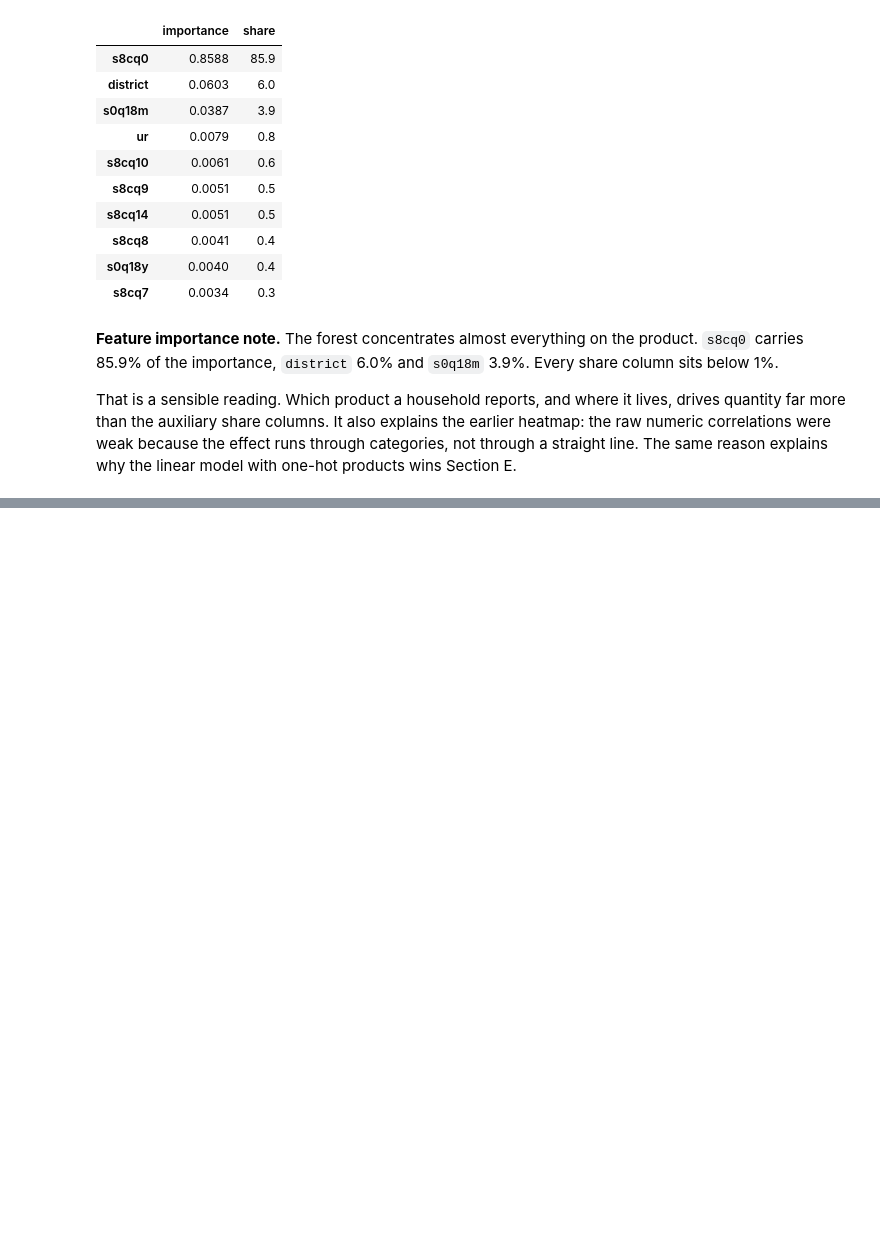
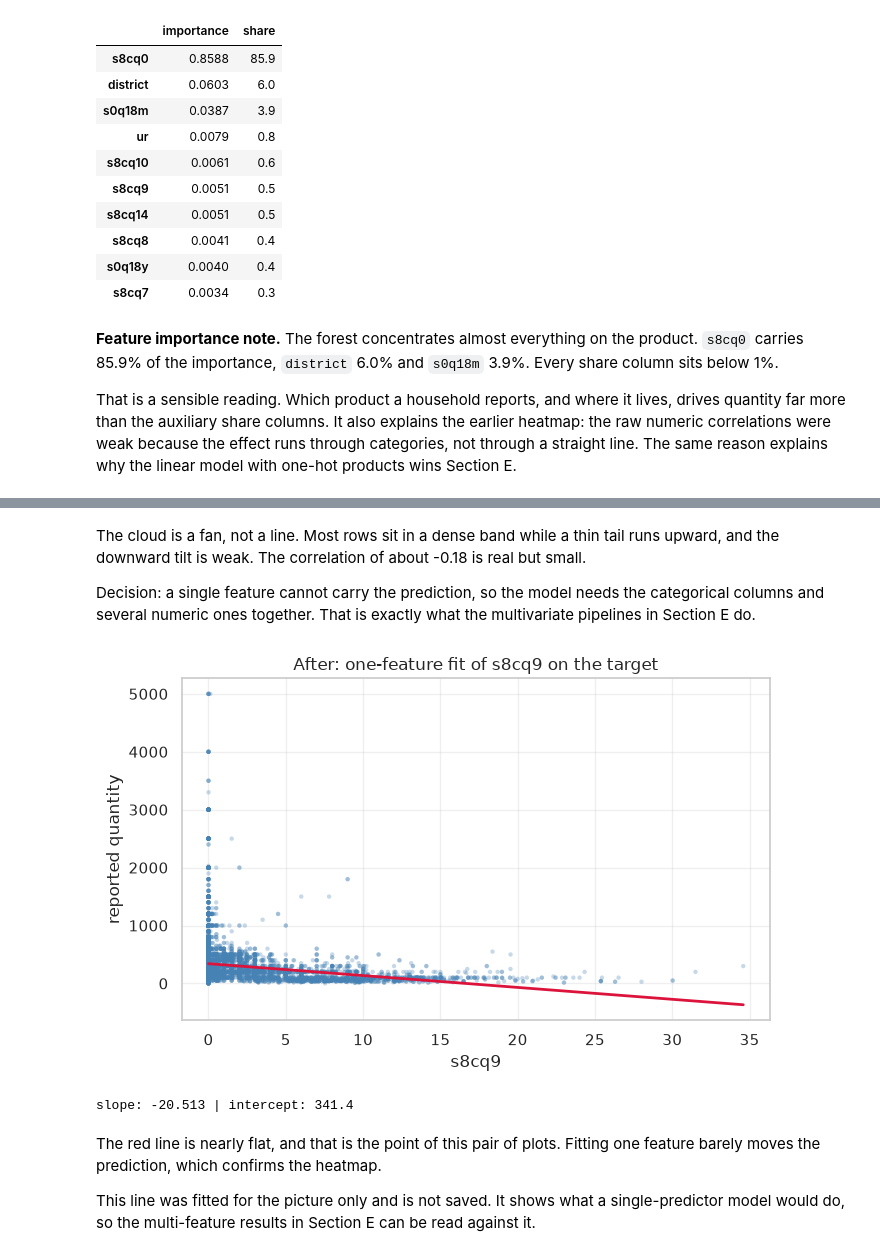
Before and after one commit to elkuradusenge/linear_regression_model, a Jupyter notebook: summative/linear_regression/multivariate.ipynb, the cells around one changed output, grey strips where cells are left out. Cells and saved outputs as stored; diff of their text form; code cells hidden in the pictures; blank space fills up the shorter version.

```diff
--- a/summative/linear_regression/multivariate.ipynb
+++ b/summative/linear_regression/multivariate.ipynb
@@ -533,0 +605,27 @@ reason explains why the linear model with one-hot products wins Section E.
+# %% [markdown]
+The cloud is a fan, not a line. Most rows sit in a dense band while a thin tail runs upward, and the
+downward tilt is weak. The correlation of about -0.18 is real but small.
+
+Decision: a single feature cannot carry the prediction, so the model needs the categorical columns and
+several numeric ones together. That is exactly what the multivariate pipelines in Section E do.
+# %%
+one_feature_model = LinearRegression().fit(df[[top_feature]], df[TARGET])
+
+fig, ax = plt.subplots(figsize=(7, 4.5))
+plot_scatter(ax, df[top_feature], df[TARGET], line=one_feature_model)
+ax.set_xlabel(top_feature)
+ax.set_ylabel("reported quantity")
+ax.set_title(f"After: one-feature fit of {top_feature} on the target")
+plt.tight_layout()
+plt.show()
+
+print(f"slope: {one_feature_model.coef_[0]:.3f} | intercept: {one_feature_model.intercept_:.1f}")
+# %% [output]
+[figure, added]
+slope: -20.513 | intercept: 341.4
+# %% [markdown]
+The red line is nearly flat, and that is the point of this pair of plots. Fitting one feature barely
+moves the prediction, which confirms the heatmap.
+
+This line was fitted for the picture only and is not saved. It shows what a single-predictor model
+would do, so the multi-feature results in Section E can be read against it.
```
Also changed, not shown: parts of 5 cells of this notebook.
